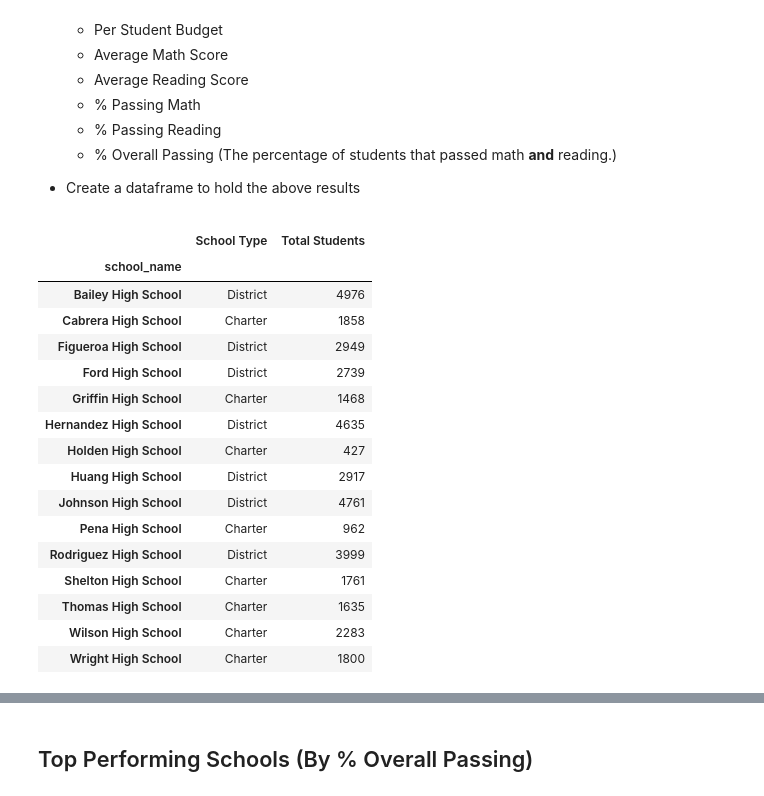
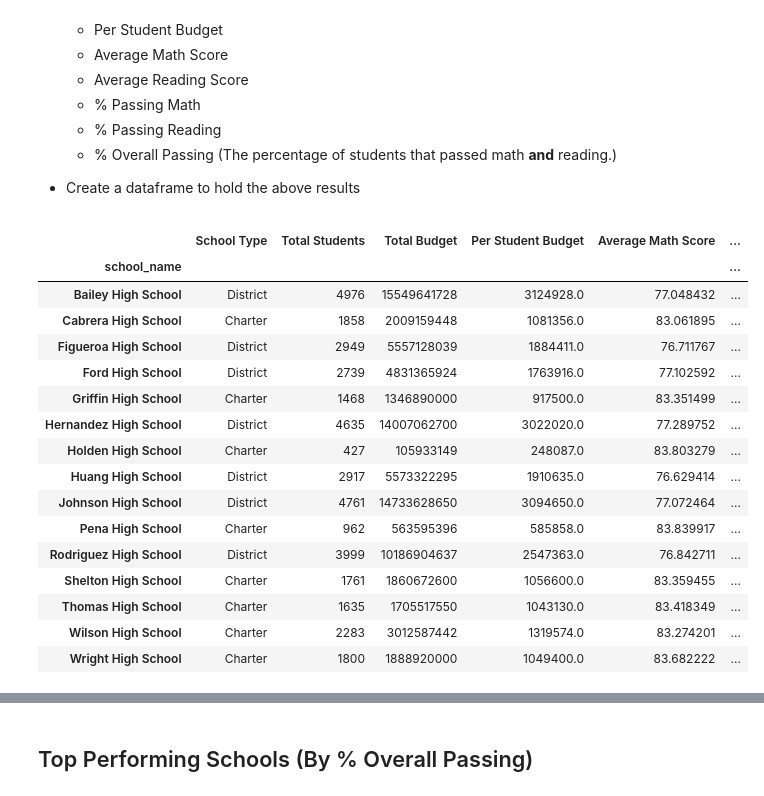
Before and after one commit to tebohl/Pandas-School-Analysis, a Jupyter notebook: PyCitySchools/PyCitySchools_starter.ipynb, the cells around one changed output, grey strips where cells are left out. Drawn from its saved outputs; the diff is of its cells as text; code cells hidden in the pictures.

Commit message:
updating PyCitySchools script

```diff
--- a/PyCitySchools/PyCitySchools_starter.ipynb
+++ b/PyCitySchools/PyCitySchools_starter.ipynb
@@ -84,28 +84,36 @@ district_summary_df
 # %%
 school_df = school_data_complete.set_index("school_name")
 school_df = school_df.groupby(["school_name"])
-school_type = ss_df["type"].last()
-ss_students = ss_df["student_name"].count()
-ss_df = pd.DataFrame({"School Type": school_type, "Total Students": ss_students})
+school_type = school_df["type"].last()
+ss_students = school_df["student_name"].count()
+ss_budget = school_df["budget"].sum()
+per_student = (school_df["budget"].sum())/(school_df["student_name"].count())
+ss_avg_math = school_df["math_score"].mean()
+ss_avg_reading = school_df["reading_score"].mean()
+#ss_percent_math = ((school_df["math_score"] > 69).sum())/(ss_students)*100
+#ss_percent_reading = ((school_df["reading_score"] > 69).sum())/(ss_students)*100
+ss_df = pd.DataFrame({"School Type": school_type, "Total Students": ss_students, "Total Budget": ss_budget,
+                      "Per Student Budget": per_student, "Average Math Score": ss_avg_math,
+                      "Average Readiing Score": ss_avg_reading})
 ss_df
 # %% [output]
-|  | School Type | Total Students |
-| school_name |  |  |
-| Bailey High School | District | 4976 |
-| Cabrera High School | Charter | 1858 |
-| Figueroa High School | District | 2949 |
-| Ford High School | District | 2739 |
-| Griffin High School | Charter | 1468 |
-| Hernandez High School | District | 4635 |
-| Holden High School | Charter | 427 |
-| Huang High School | District | 2917 |
-| Johnson High School | District | 4761 |
-| Pena High School | Charter | 962 |
-| Rodriguez High School | District | 3999 |
-| Shelton High School | Charter | 1761 |
-| Thomas High School | Charter | 1635 |
-| Wilson High School | Charter | 2283 |
-| Wright High School | Charter | 1800 |
+|  | School Type | Total Students | Total Budget | Per Student Budget | Average Math Score | ... |
+| school_name |  |  |  |  |  | ... |
+| Bailey High School | District | 4976 | 15549641728 | 3124928.0 | 77.048432 | ... |
+| Cabrera High School | Charter | 1858 | 2009159448 | 1081356.0 | 83.061895 | ... |
+| Figueroa High School | District | 2949 | 5557128039 | 1884411.0 | 76.711767 | ... |
+| Ford High School | District | 2739 | 4831365924 | 1763916.0 | 77.102592 | ... |
+| Griffin High School | Charter | 1468 | 1346890000 | 917500.0 | 83.351499 | ... |
+| Hernandez High School | District | 4635 | 14007062700 | 3022020.0 | 77.289752 | ... |
+| Holden High School | Charter | 427 | 105933149 | 248087.0 | 83.803279 | ... |
+| Huang High School | District | 2917 | 5573322295 | 1910635.0 | 76.629414 | ... |
+| Johnson High School | District | 4761 | 14733628650 | 3094650.0 | 77.072464 | ... |
+| Pena High School | Charter | 962 | 563595396 | 585858.0 | 83.839917 | ... |
+| Rodriguez High School | District | 3999 | 10186904637 | 2547363.0 | 76.842711 | ... |
+| Shelton High School | Charter | 1761 | 1860672600 | 1056600.0 | 83.359455 | ... |
+| Thomas High School | Charter | 1635 | 1705517550 | 1043130.0 | 83.418349 | ... |
+| Wilson High School | Charter | 2283 | 3012587442 | 1319574.0 | 83.274201 | ... |
+| Wright High School | Charter | 1800 | 1888920000 | 1049400.0 | 83.682222 | ... |
 # %%
 # %% [output]
 |  | School Type | Total Students | Total School Budget | Per Student Budget | Average Math Score | ... |
```
